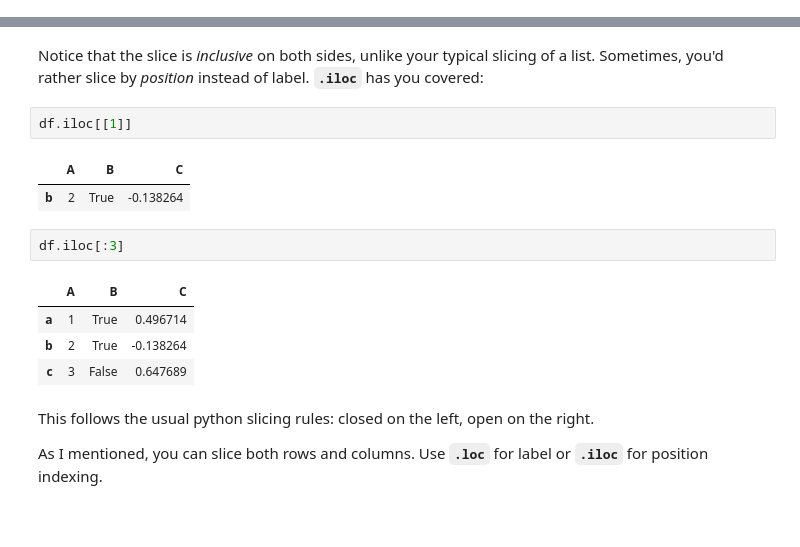
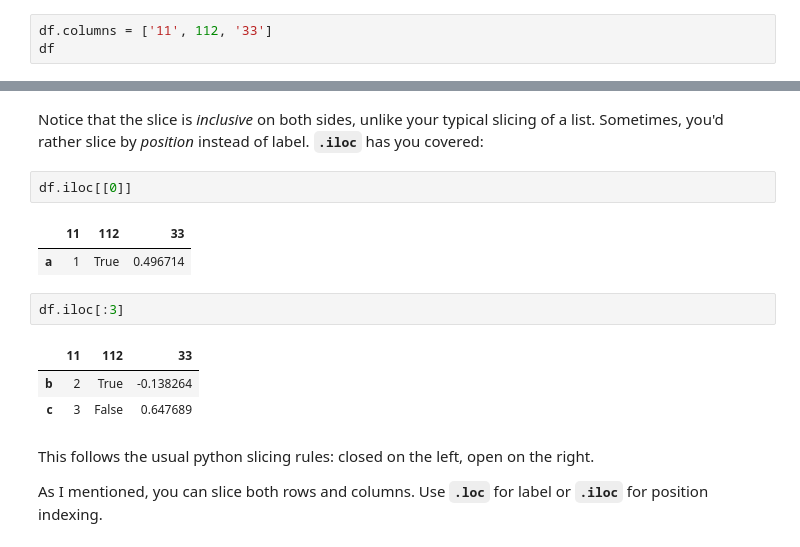
Before and after one commit to hayg25/python-teaching, a Jupyter notebook: S2/TP-Cours/Pandas/001_Python_Pandas_DataFrame.ipynb, the cells around one changed output, grey strips where cells are left out. Drawn from its saved outputs; the diff is of its cells as text; blank space fills up the shorter version.

```diff
--- a/S2/TP-Cours/Pandas/001_Python_Pandas_DataFrame.ipynb
+++ b/S2/TP-Cours/Pandas/001_Python_Pandas_DataFrame.ipynb
@@ -135,3 +148,6 @@ df
 | a | 1 | True | 0.496714 |
 | b | 2 | True | -0.138264 |
 | c | 3 | False | 0.647689 |
+# %%
+df.columns = ['11', 112, '33']
+df
@@ -180,15 +201,14 @@ df.loc['a':'b']
 # %% [markdown]
 Notice that the slice is *inclusive* on both sides,  unlike your typical slicing of a list. Sometimes, you'd rather slice by *position* instead of label. **`.iloc`** has you covered:
 # %%
-df.iloc[[1]]
+df.iloc[[0]]
 # %% [output]
-|  | A | B | C |
-| b | 2 | True | -0.138264 |
+|  | 11 | 112 | 33 |
+| a | 1 | True | 0.496714 |
 # %%
 df.iloc[:3]
 # %% [output]
-|  | A | B | C |
-| a | 1 | True | 0.496714 |
+|  | 11 | 112 | 33 |
 | b | 2 | True | -0.138264 |
 | c | 3 | False | 0.647689 |
 # %% [markdown]
```
Also changed, not shown: parts of 4 cells of this notebook, 5 other files.
